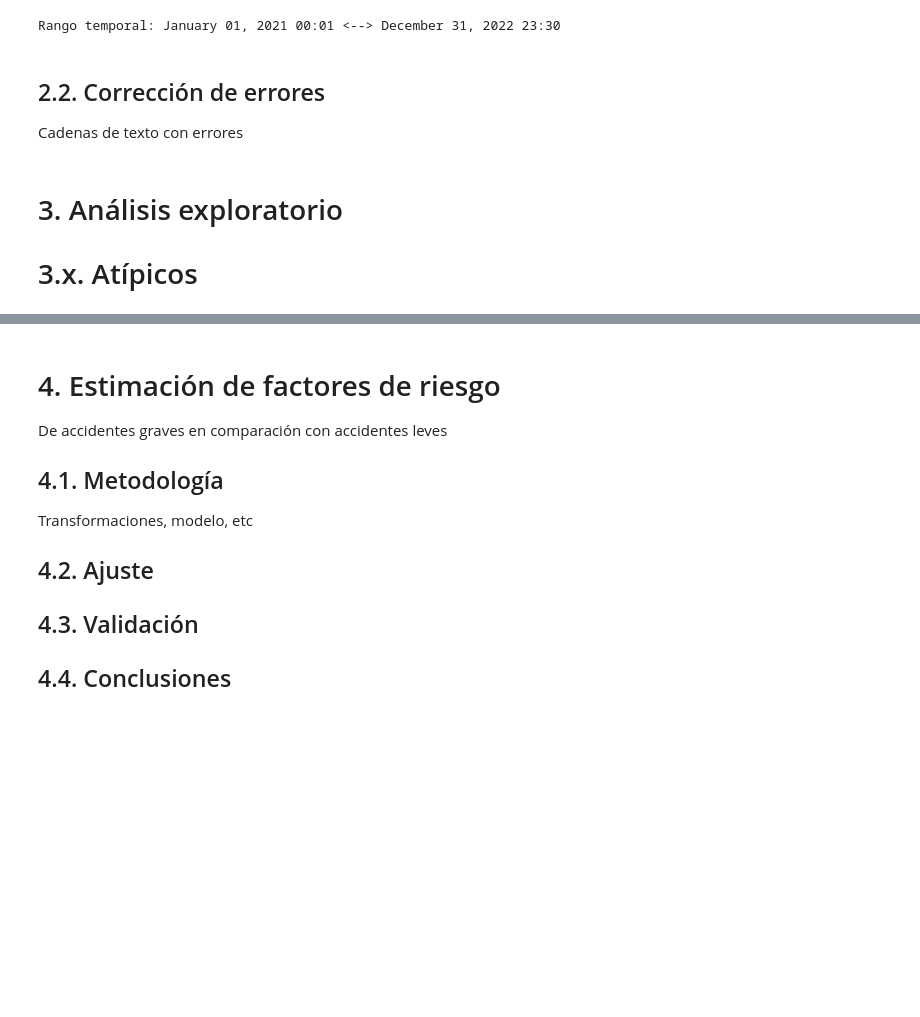
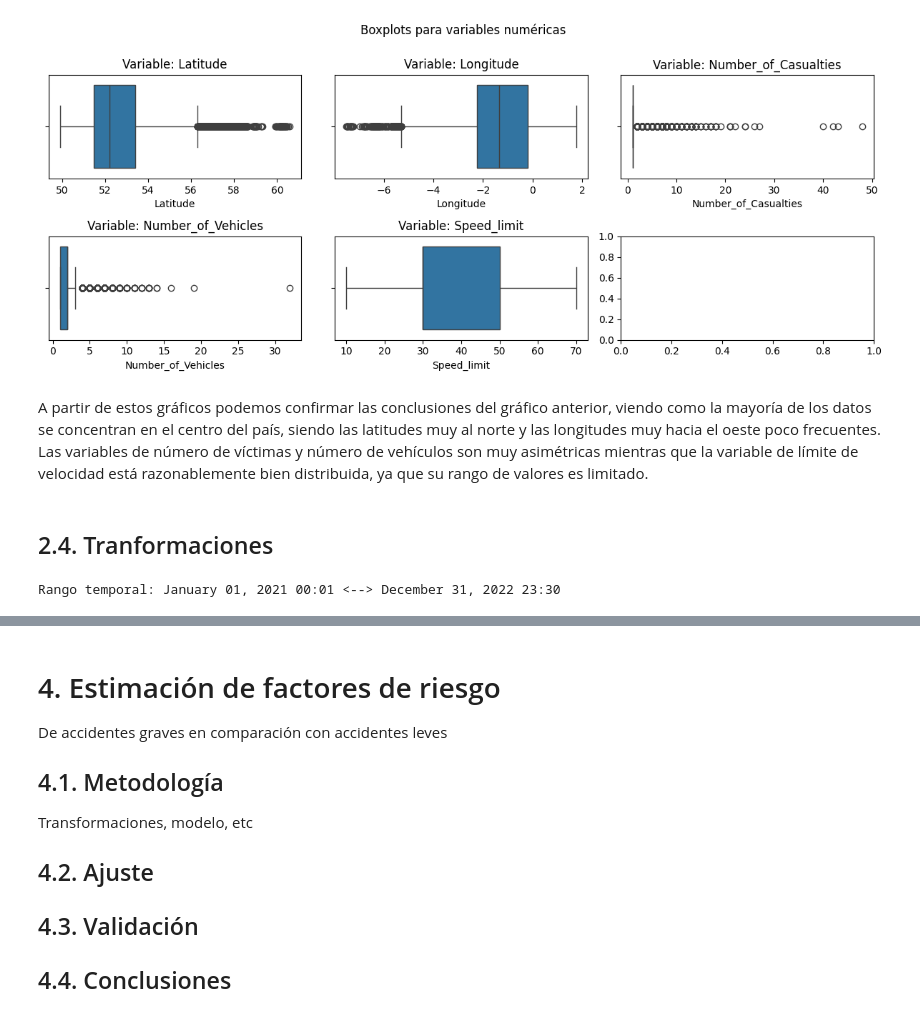
Before and after one commit to acabrerod/miar, a Jupyter notebook: 01_miar_python/01MIAR_ACT_Dataset.ipynb, the cells around one changed output, grey strips where cells are left out. Drawn from its saved outputs; the diff is of its cells as text; code cells hidden in the pictures; blank space fills up the shorter version.

```diff
--- a/01_miar_python/01MIAR_ACT_Dataset.ipynb
+++ b/01_miar_python/01MIAR_ACT_Dataset.ipynb
@@ -156 +419,21 @@ En esta sección, ...
+# %%
+# Boxplots para variables numéricas
+
+n = len(numerical_variables)
+fig, axes = plt.subplots(nrows = (n + 2) // 3, ncols = 3, figsize = (12, n))
+
+for i, var in enumerate(numerical_variables):
+    ax = axes[i // 3, i % 3]
+    sns.boxplot(x = accidents[var], ax = ax)
+    ax.set_title(f"Variable: {var}")
+
+plt.suptitle("Boxplots para variables numéricas", y = 1)
+plt.tight_layout()
+plt.show()
+# %% [output]
+[figure, added]
+# %% [markdown]
+A partir de estos gráficos podemos confirmar las conclusiones del gráfico anterior, viendo como la mayoría de los datos se concentran en el centro del país, siendo las latitudes muy al norte y las longitudes muy hacia el oeste poco frecuentes. Las variables de número de víctimas y número de vehículos son muy asimétricas mientras que la variable de límite de velocidad está razonablemente bien distribuida, ya que su rango de valores es limitado.
+# %% [markdown]
+## 2.4. Tranformaciones
 # %%
@@ -169,10 +446,2 @@ accidents["Carriageway_Hazards"] = accidents["Carriageway_Hazards"].fillna("unkn
 # %% [output]
 Rango temporal: January 01, 2021 00:01 <--> December 31, 2022 23:30
-# %% [markdown]
-## 2.2. Corrección de errores
-
-Cadenas de texto con errores
-# %% [markdown]
-# 3. Análisis exploratorio
-
-# 3.x. Atípicos
```
Also changed, not shown: parts of 32 cells of this notebook.
